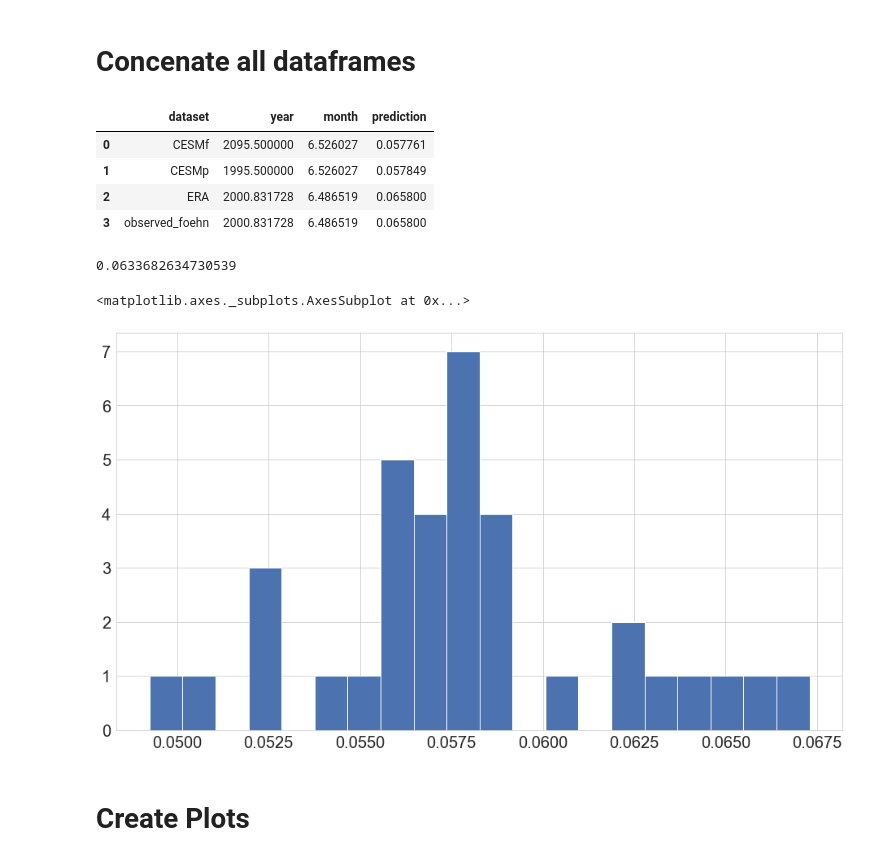
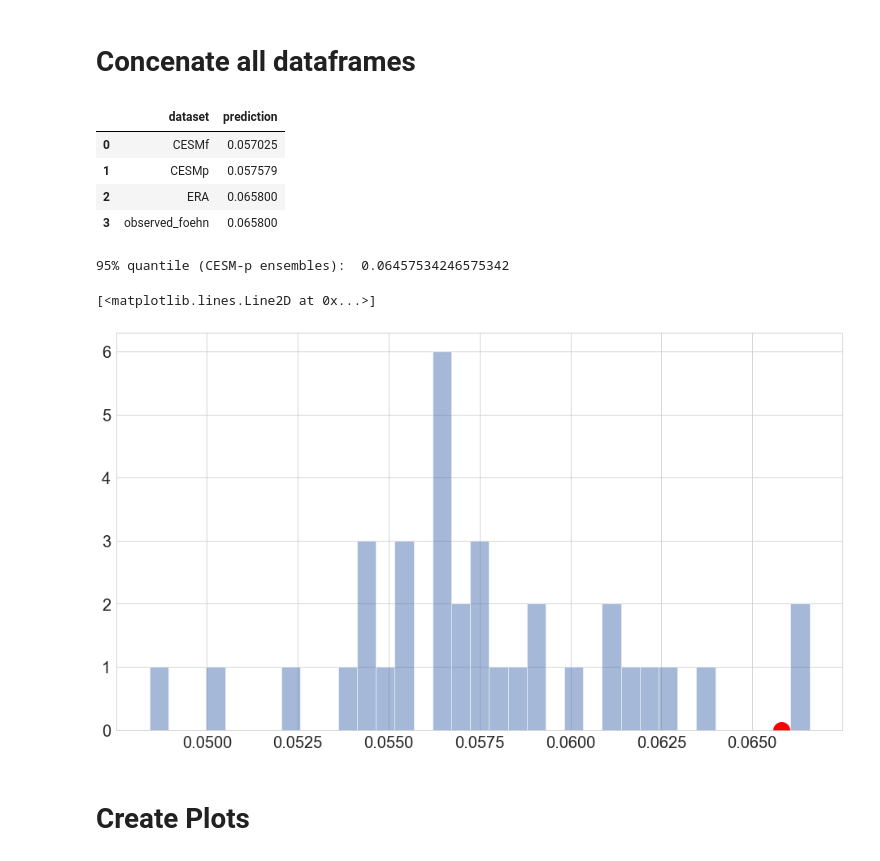
Before and after one commit to ch-mon/foehn-development, a Jupyter notebook: src/02_analysis/train_model_on_ERAI_and_predict_on_CESM.ipynb, the cells around one changed output. Saved outputs shown, nothing was run; the diff lists cells and outputs as text; code cells hidden in the pictures.

```diff
--- a/src/02_analysis/train_model_on_ERAI_and_predict_on_CESM.ipynb
+++ b/src/02_analysis/train_model_on_ERAI_and_predict_on_CESM.ipynb
@@ -29,11 +40,0 @@ plt.rcParams.update({'font.size': 20, 'figure.figsize': (16,9)})
-# %%
-# Truncated latitude and longitude coordinates of the CESM grid
-LATS_CESM_STRING = ['4287', '4382', '4476', '4570', '4664', '4759', '4853', '4947']
-LONS_CESM_STRING = ['0', '125', '250', '375', '500', '625', '750', '875', '1000', '1125', '1250', '1375', '1500']
-
-# Month abbreviation
-MONTH_NAMES = ["Jan", "Feb", "Mar", "Apr", "May", "Jun", "Jul", "Aug", "Sep", "Oct", "Nov", "Dec"]
-# %%
-# Get base directory which is two levels up
-BASE_DIR = os.path.dirname(os.path.dirname(os.getcwd()))
-print(BASE_DIR)
@@ -309,21 +309,22 @@ df_CESMf_reduced_features_scaled = constrained_xgboost.predict_for_all_months(df
 df_foehn_ERA_CESMp_CESMf = create_stacked_dataframe(df_ERA_reduced_features_scaled, df_CESMp_reduced_features_scaled, df_CESMf_reduced_features_scaled)
 # %%
 # Group dataframe by dataset and calculate predictions mean
-df_foehn_ERA_CESMp_CESMf[["date", "year", "month", "dataset", "ensemble", "prediction"]].groupby(["dataset"], axis=0, as_index=False).mean()
+df_foehn_ERA_CESMp_CESMf[["dataset", "prediction"]].groupby(["dataset"], axis=0, as_index=False).mean()
 # %% [output]
-|  | dataset | year | month | prediction |
-| 0 | CESMf | 2095.500000 | 6.526027 | 0.057761 |
-| 1 | CESMp | 1995.500000 | 6.526027 | 0.057849 |
-| 2 | ERA | 2000.831728 | 6.486519 | 0.065800 |
-| 3 | observed_foehn | 2000.831728 | 6.486519 | 0.065800 |
+|  | dataset | prediction |
+| 0 | CESMf | 0.057025 |
+| 1 | CESMp | 0.057579 |
+| 2 | ERA | 0.065800 |
+| 3 | observed_foehn | 0.065800 |
 # %%
 # Group dataframe by dataset & ensemble and calculate predictions mean
-df_absolute_test = df_foehn_ERA_CESMp_CESMf[["date", "year", "month", "dataset", "ensemble", "prediction"]].groupby(["dataset", "ensemble"], axis=0, as_index=False).mean()
-print(df_absolute_test.loc[df_absolute_test["dataset"]=="CESMp", "prediction"].quantile(0.9))
-df_absolute_test.loc[df_absolute_test["dataset"]=="CESMp", "prediction"].hist(bins=20)
+df_absolute_test = df_foehn_ERA_CESMp_CESMf[["dataset", "ensemble", "year", "prediction"]].groupby(["dataset", "ensemble"], axis=0, as_index=False).mean()
+print("95% quantile (CESM-p ensembles): ", df_absolute_test.loc[df_absolute_test["dataset"]=="CESMp", "prediction"].quantile(0.95))
+df_absolute_test.loc[df_absolute_test["dataset"]=="CESMp", "prediction"].hist(bins=35, alpha=0.5)
+plt.plot(df_absolute_test.loc[df_absolute_test["dataset"]=="ERA", "prediction"],0,  "ro", markersize=20)  # Plot ERAI mean
 # %% [output]
-0.0633682634730539
+95% quantile (CESM-p ensembles):  0.06457534246575342
-<matplotlib.axes._subplots.AxesSubplot at 0x...>
+[<matplotlib.lines.Line2D at 0x...>]
-[figure, old version]
+[figure, new version]
 # %%
 # Group dataframe by dataset, ensemble, year, month, and prediction and calculate mean
```
Also changed, not shown: parts of 12 cells of this notebook, 1 other file.
